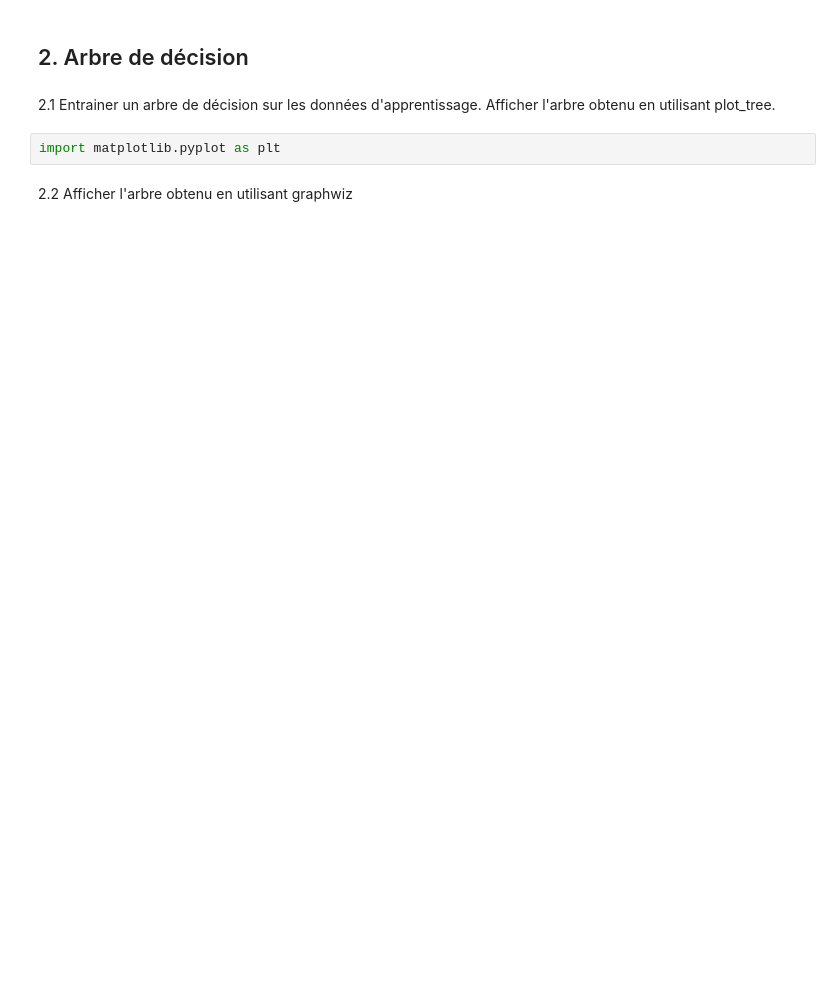
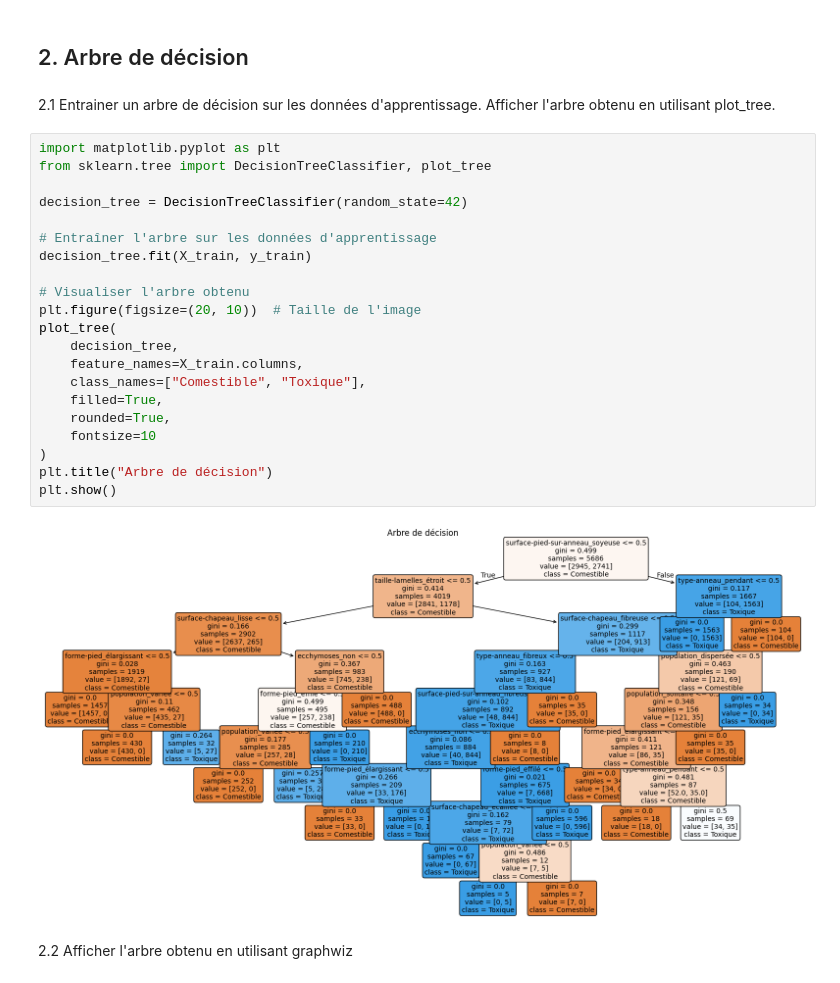
Before and after one commit to podfleur/machine-learning-and-data-collection, a Jupyter notebook: MachineLeaning/TP1_classification_champignons.ipynb, the cells around one changed output. Cells and saved outputs as stored; diff of their text form; blank space fills up the shorter version.

```diff
--- a/MachineLeaning/TP1_classification_champignons.ipynb
+++ b/MachineLeaning/TP1_classification_champignons.ipynb
@@ -150,7 +197,28 @@ Utiliser toxicite_toxique comme label. Ne pas garder de label (toxicite_toxique
 ## 2. Arbre de décision
 # %% [markdown]
 2.1 Entrainer un arbre de décision sur les données d'apprentissage. Afficher l'arbre obtenu en utilisant plot_tree.
-# %%
-import matplotlib.pyplot as plt
+# %%
+import matplotlib.pyplot as plt
+from sklearn.tree import DecisionTreeClassifier, plot_tree
+
+decision_tree = DecisionTreeClassifier(random_state=42)
+
+# Entraîner l'arbre sur les données d'apprentissage
+decision_tree.fit(X_train, y_train)
+
+# Visualiser l'arbre obtenu
+plt.figure(figsize=(20, 10))  # Taille de l'image
+plot_tree(
+    decision_tree,
+    feature_names=X_train.columns,
+    class_names=["Comestible", "Toxique"],
+    filled=True,
+    rounded=True,
+    fontsize=10
+)
+plt.title("Arbre de décision")
+plt.show()
+# %% [output]
+[figure, added]
 # %% [markdown]
 2.2 Afficher l'arbre obtenu en utilisant graphwiz
```
Also changed, not shown: parts of 3 cells of this notebook.
